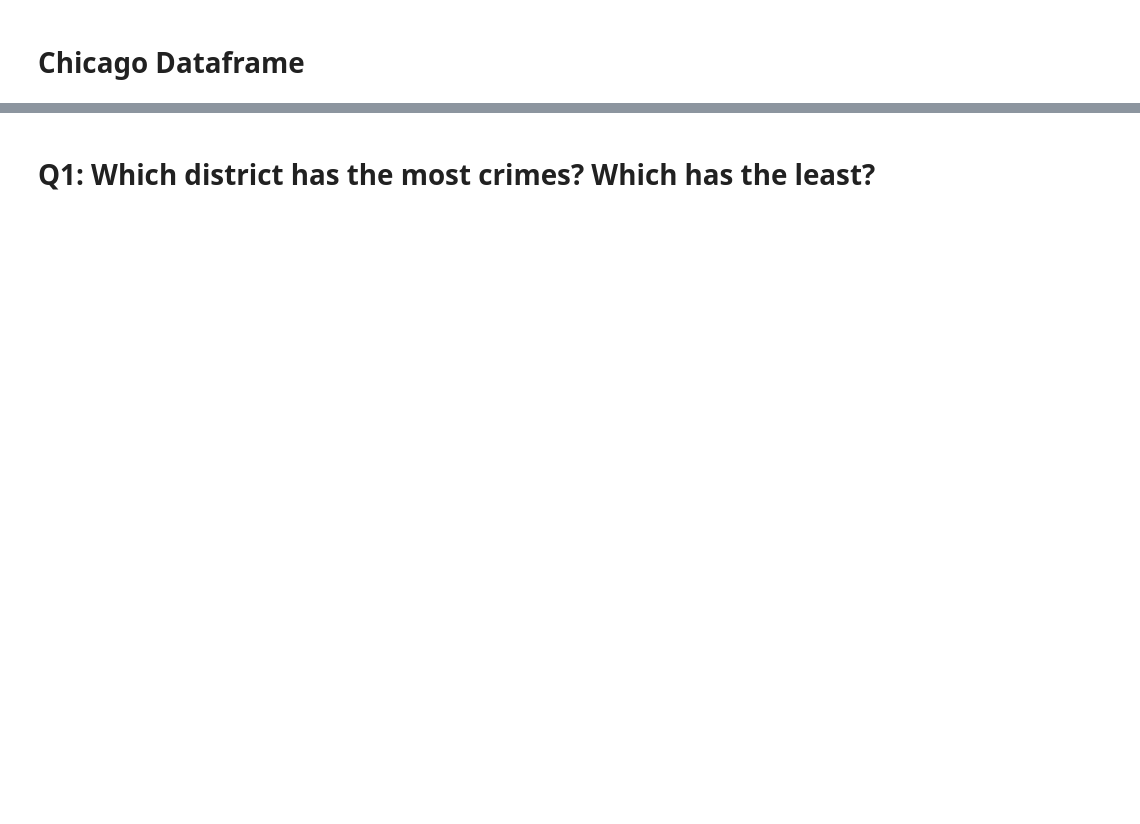
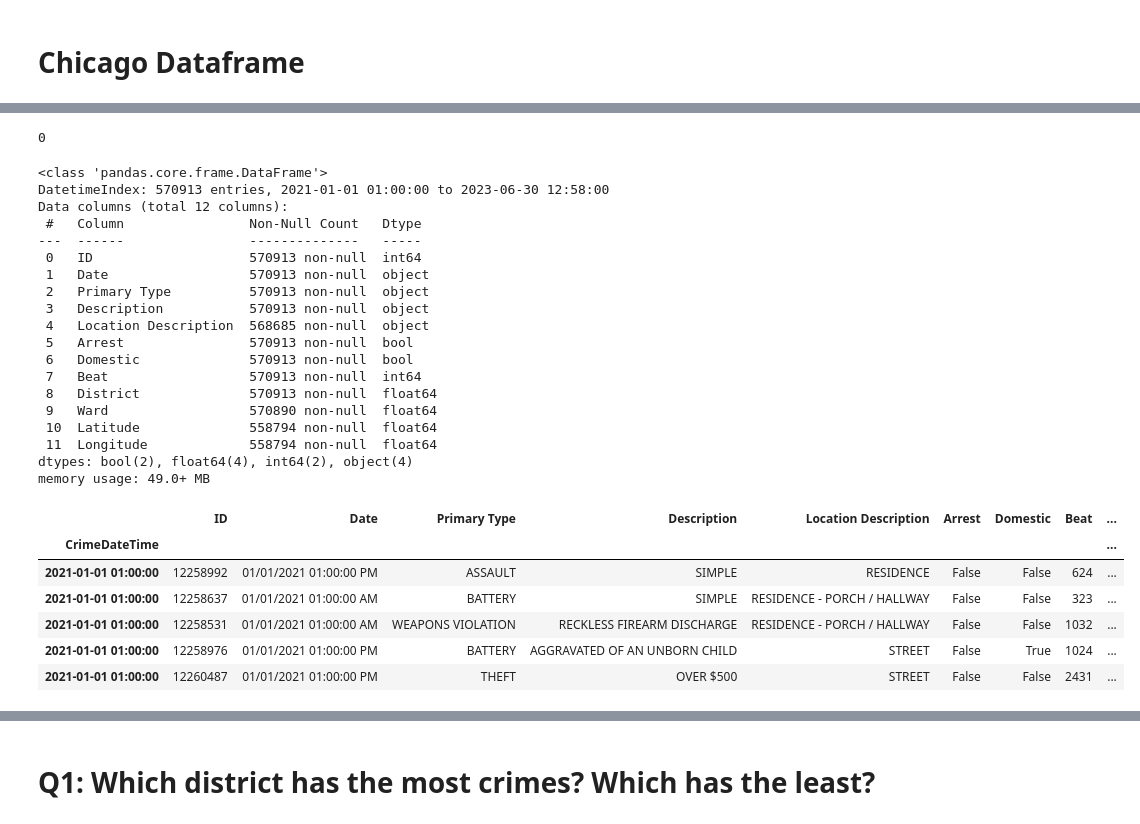
Before and after one commit to CaillahR/Chicago-Crime-Data, a Jupyter notebook: Part 1.ipynb, the cells around one changed output, grey strips where cells are left out. Cells and saved outputs as stored; diff of their text form; code cells hidden in the pictures; blank space fills up the shorter version.

```diff
--- a/Part 1.ipynb
+++ b/Part 1.ipynb
@@ -33,9 +85,38 @@ chicago_df.isna().sum()
 # %%
-chicago_df.dropna(inplace = True)
-chicago_df
+# dropping na data
+chicago_df = chicago_df.dropna(subset=['CrimeDateTime'])
+chicago_df['CrimeDateTime'].isna().sum()
+# %% [output]
+0
 # %%
-chicago_df['Datetime'] = pd.to_datetime(chicago_df['Date'], format="%m/%d/%Y %H:%M:%S %p")
-chicago_df = chicago_df.sort_values('Datetime')
-chicago_df = chicago_df.set_index('Datetime')
+chicago_df = chicago_df.sort_values('CrimeDateTime')
+chicago_df = chicago_df.set_index('CrimeDateTime')
 chicago_df.info()
 chicago_df.head()
+# %% [output]
+<class 'pandas.core.frame.DataFrame'>
+DatetimeIndex: 570913 entries, 2021-01-01 01:00:00 to 2023-06-30 12:58:00
+Data columns (total 12 columns):
+ #   Column                Non-Null Count   Dtype
+---  ------                --------------   -----
+ 0   ID                    570913 non-null  int64
+ 1   Date                  570913 non-null  object
+ 2   Primary Type          570913 non-null  object
+ 3   Description           570913 non-null  object
+ 4   Location Description  568685 non-null  object
+ 5   Arrest                570913 non-null  bool
+ 6   Domestic              570913 non-null  bool
+ 7   Beat                  570913 non-null  int64
+ 8   District              570913 non-null  float64
+ 9   Ward                  570890 non-null  float64
+ 10  Latitude              558794 non-null  float64
+ 11  Longitude             558794 non-null  float64
+dtypes: bool(2), float64(4), int64(2), object(4)
+memory usage: 49.0+ MB
+|  | ID | Date | Primary Type | Description | Location Description | Arrest | Domestic | Beat | ... |
+| CrimeDateTime |  |  |  |  |  |  |  |  | ... |
+| 2021-01-01 01:00:00 | 12258992 | 01/01/2021 01:00:00 PM | ASSAULT | SIMPLE | RESIDENCE | False | False | 624 | ... |
+| 2021-01-01 01:00:00 | 12258637 | 01/01/2021 01:00:00 AM | BATTERY | SIMPLE | RESIDENCE - PORCH / HALLWAY | False | False | 323 | ... |
+| 2021-01-01 01:00:00 | 12258531 | 01/01/2021 01:00:00 AM | WEAPONS VIOLATION | RECKLESS FIREARM DISCHARGE | RESIDENCE - PORCH / HALLWAY | False | False | 1032 | ... |
+| 2021-01-01 01:00:00 | 12258976 | 01/01/2021 01:00:00 PM | BATTERY | AGGRAVATED OF AN UNBORN CHILD | STREET | False | True | 1024 | ... |
+| 2021-01-01 01:00:00 | 12260487 | 01/01/2021 01:00:00 PM | THEFT | OVER $500 | STREET | False | False | 2431 | ... |
```
Also changed, not shown: parts of 52 cells of this notebook, 23 other files.
